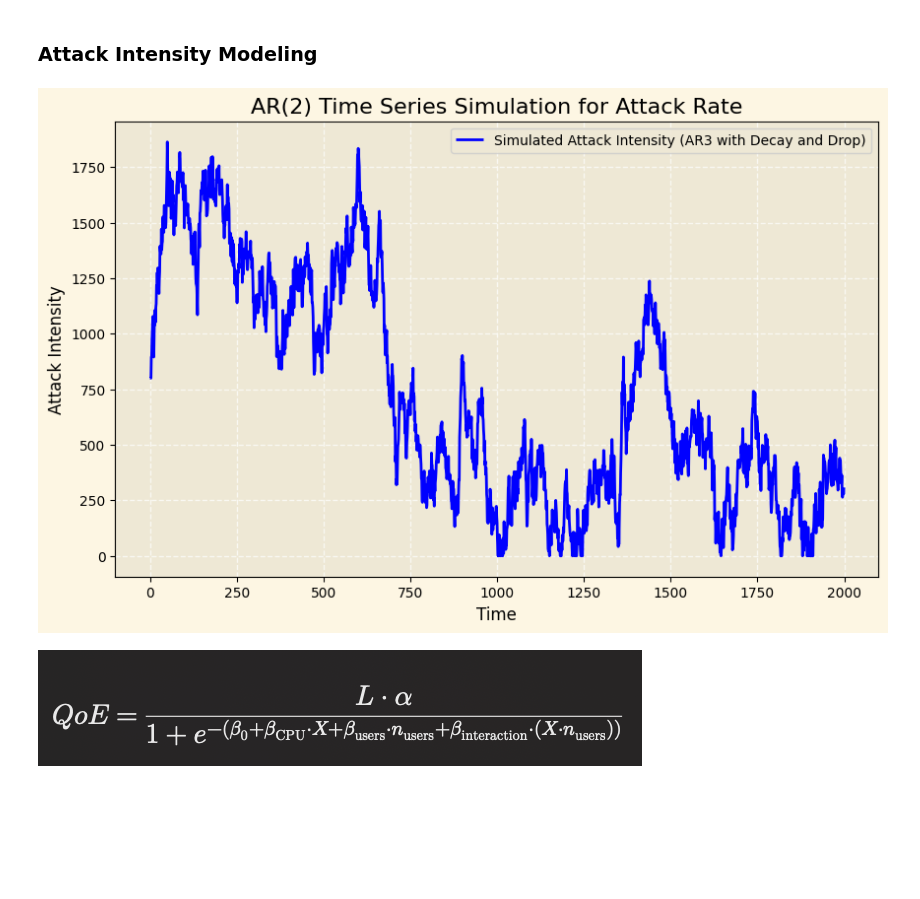
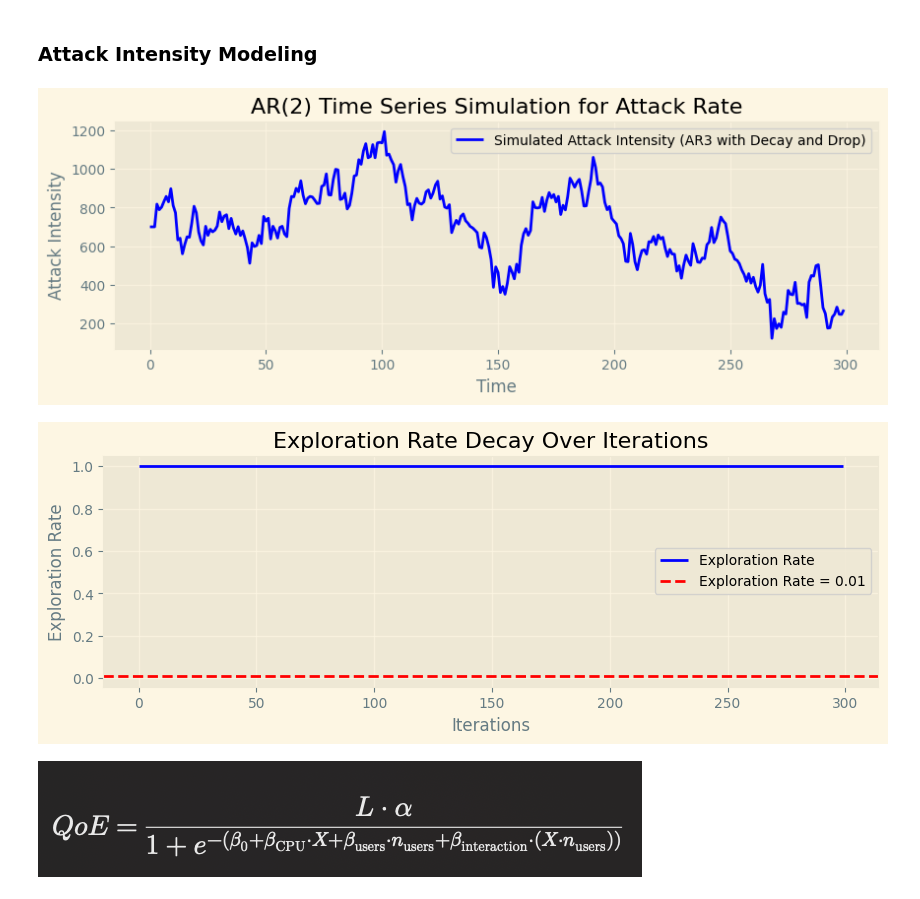
Before and after one commit to VincentSheh/NA_Model_Evaluation, a Jupyter notebook: Simulation/simulate.ipynb, the cells around one changed output. Drawn from its saved outputs; the diff is of its cells as text; code cells hidden in the pictures; blank space fills up the shorter version.

```diff
--- a/Simulation/simulate.ipynb
+++ b/Simulation/simulate.ipynb
@@ -47,6 +46,7 @@ def generate_attack_intensity(time_steps, baseline, fluctuation, spike_prob, spi
             # Ensure the intensity does not go below zero
             intensity[t] = max(intensity[t], baseline)
         intensity[t] = max(0, intensity[t])
+        intensity[t] = min(2000, intensity[t])
 
     return intensity
 
@@ -514,66 +527,61 @@ After 1737.5
 # %%
 import numpy as np
 import matplotlib.pyplot as plt
+np.random.seed(4022)
 
-def generate_attack_intensity(time_steps, baseline, fluctuation, spike_prob, spike_intensity,
-                                             persistence_coeffs, decay_factor, drop_prob, drop_intensity):
-    # Initialize intensity array with the first three values set to baseline
-    intensity = np.full(time_steps, baseline)
-
-    # Generate time series with AR(3) process with decay and drop probability
-    for t in range(3, time_steps):
-        # AR(3) process with decay factor
-        intensity[t] = (
-            persistence_coeffs[0] * intensity[t - 1] +
-            persistence_coeffs[1] * intensity[t - 2] +
-            persistence_coeffs[2] * intensity[t - 3] +
-            (1 - sum(persistence_coeffs)) * baseline +
-            np.random.normal(0, fluctuation)
-        )
-
-        # Apply decay factor to gradually reduce intensity toward baseline
-        # intensity[t] *= (1 - decay_factor)
-
-        # Add random spikes
-        if np.random.rand() < spike_prob:
-            intensity[t] += spike_intensity
-
-        # Randomly drop the intensity with a certain probability
-        if np.random.rand() < drop_prob:
-            intensity[t] -= drop_intensity
-            # Ensure the intensity does not go below zero
-            intensity[t] = max(intensity[t], baseline)
-        intensity[t] = max(0, intensity[t])
-
-    return intensity
 
 # Parameters
-time_steps = 2000
-baseline_intensity = 800
+time_steps = 300
+baseline_intensity = 700
 fluctuation_intensity = 60
 spike_prob = 0.0
 spike_intensity = 200
 persistence_coeffs = [0.85, 0.15, 0.0]  # Weights for AR(3)
 decay_factor = 0.00 # Decay factor to bring intensity down gradually
 drop_prob = 0.00  # Probability of a sudden drop in intensity
 drop_intensity = 100  # Amount by which intensity drops if drop event occurs
 
 # Generate intensity pattern for attack with AR(3), decay, and drop probability
 intensity_series = generate_attack_intensity(
     time_steps, baseline_intensity, fluctuation_intensity, spike_prob, spike_intensity,
     persistence_coeffs, decay_factor, drop_prob, drop_intensity
 )
 
 # Plot results
-plt.figure(figsize=(10, 6))
+plt.figure(figsize=(10, 3))
 plt.plot(intensity_series, label="Simulated Attack Intensity (AR3 with Decay and Drop)", color="blue")
 plt.xlabel("Time")
 plt.ylabel("Attack Intensity")
 plt.title("AR(2) Time Series Simulation for Attack Rate")
 plt.legend()
 plt.show()
+initial_exploration_rate = 1.0
+exploration_decay = 0.9995
+commit_steps=3000
+# Calculate exploration rate over each iteration
+exploration_rates = [
+    initial_exploration_rate if i < commit_steps
+    else initial_exploration_rate * (exploration_decay ** (i - commit_steps))
+    for i in range(time_steps)
+]
+
+# Plotting
+plt.figure(figsize=(10, 3))
+plt.plot(range(time_steps), exploration_rates, label="Exploration Rate", color="blue")
+plt.axhline(0.01, color="red", linestyle="--", label="Exploration Rate = 0.01")
+
+# Mark the iteration where exploration rate reaches approximately 0.01
+
+# Labels and title
+plt.title("Exploration Rate Decay Over Iterations")
+plt.xlabel("Iterations")
+plt.ylabel("Exploration Rate")
+plt.legend()
+plt.grid(True)
+plt.show()
 # %% [output]
-[figure, old version]
+[figure, new version]
+[figure, added]
 # %% [markdown]
 ![image.png](attachment:image.png)
 # %% [markdown]
```
Also changed, not shown: parts of 9 cells of this notebook, 7 other files.
